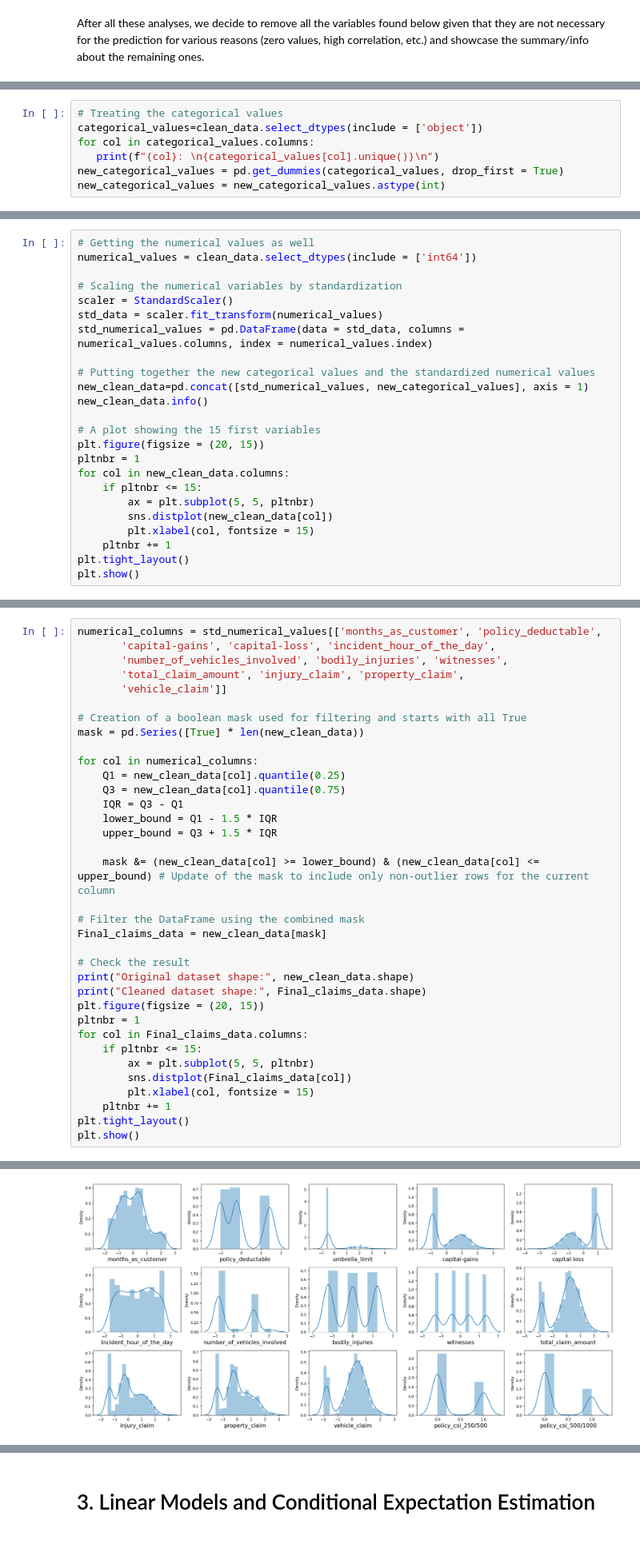
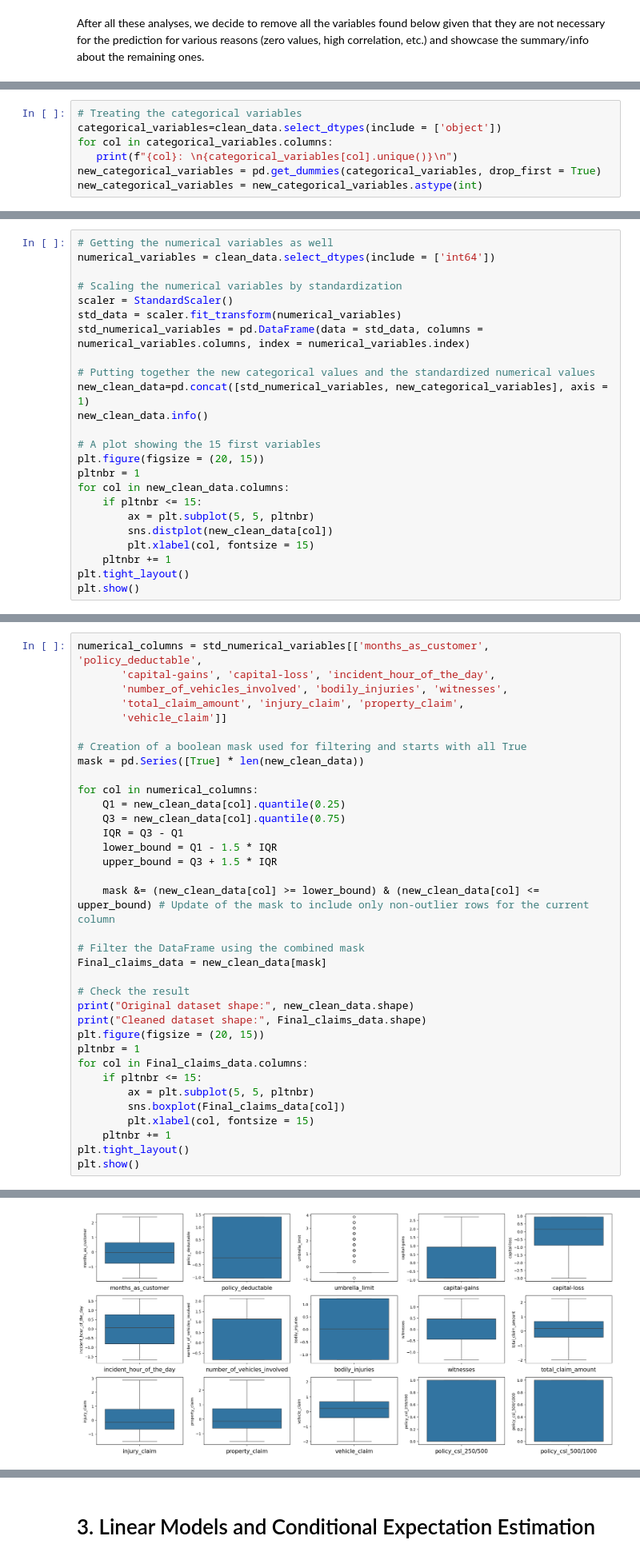
Before and after one commit to Regis0323/Module_1, a Jupyter notebook: Rurangwa_Assignment_Module_1.ipynb, the cells around one changed output, grey strips where cells are left out. Shown at 80% size. Saved outputs shown, nothing was run; the diff lists cells and outputs as text.

```diff
--- a/Rurangwa_Assignment_Module_1.ipynb
+++ b/Rurangwa_Assignment_Module_1.ipynb
@@ -297,10 +297,10 @@ Now, with the new dataset we can focus on identifying and tranforming categorica
 # %%
-# Treating the categorical values
-categorical_values=clean_data.select_dtypes(include = ['object'])
-for col in categorical_values.columns:
-   print(f"{col}: \n{categorical_values[col].unique()}\n")
-new_categorical_values = pd.get_dummies(categorical_values, drop_first = True)
-new_categorical_values = new_categorical_values.astype(int)
+# Treating the categorical variables
+categorical_variables=clean_data.select_dtypes(include = ['object'])
+for col in categorical_variables.columns:
+   print(f"{col}: \n{categorical_variables[col].unique()}\n")
+new_categorical_variables = pd.get_dummies(categorical_variables, drop_first = True)
+new_categorical_variables = new_categorical_variables.astype(int)
 # %% [output]
 policy_csl:
 ['250/500' '100/300' '500/1000']
@@ -322,14 +324,14 @@ fraud_reported:
 # %%
-# Getting the numerical values as well
-numerical_values = clean_data.select_dtypes(include = ['int64'])
+# Getting the numerical variables as well
+numerical_variables = clean_data.select_dtypes(include = ['int64'])
 
 # Scaling the numerical variables by standardization
 scaler = StandardScaler()
-std_data = scaler.fit_transform(numerical_values)
-std_numerical_values = pd.DataFrame(data = std_data, columns = numerical_values.columns, index = numerical_values.index)
+std_data = scaler.fit_transform(numerical_variables)
+std_numerical_variables = pd.DataFrame(data = std_data, columns = numerical_variables.columns, index = numerical_variables.index)
 
 # Putting together the new categorical values and the standardized numerical values
-new_clean_data=pd.concat([std_numerical_values, new_categorical_values], axis = 1)
+new_clean_data=pd.concat([std_numerical_variables, new_categorical_variables], axis = 1)
 new_clean_data.info()
 
 # A plot showing the 15 first variables
@@ -367,5 +371,5 @@ We can now check the potential outliers using the Inter-quantile method and remo
 # %%
-numerical_columns = std_numerical_values[['months_as_customer', 'policy_deductable',
+numerical_columns = std_numerical_variables[['months_as_customer', 'policy_deductable',
        'capital-gains', 'capital-loss', 'incident_hour_of_the_day',
        'number_of_vehicles_involved', 'bodily_injuries', 'witnesses',
        'total_claim_amount', 'injury_claim', 'property_claim',
@@ -374,32 +378,32 @@ numerical_columns = std_numerical_values[['months_as_customer', 'policy_deductab
 # Creation of a boolean mask used for filtering and starts with all True
 mask = pd.Series([True] * len(new_clean_data))
 
 for col in numerical_columns:
     Q1 = new_clean_data[col].quantile(0.25)
     Q3 = new_clean_data[col].quantile(0.75)
     IQR = Q3 - Q1
     lower_bound = Q1 - 1.5 * IQR
     upper_bound = Q3 + 1.5 * IQR
 
     mask &= (new_clean_data[col] >= lower_bound) & (new_clean_data[col] <= upper_bound) # Update of the mask to include only non-outlier rows for the current column
 
 # Filter the DataFrame using the combined mask
 Final_claims_data = new_clean_data[mask]
 
 # Check the result
 print("Original dataset shape:", new_clean_data.shape)
 print("Cleaned dataset shape:", Final_claims_data.shape)
 plt.figure(figsize = (20, 15))
 pltnbr = 1
 for col in Final_claims_data.columns:
     if pltnbr <= 15:
         ax = plt.subplot(5, 5, pltnbr)
-        sns.distplot(Final_claims_data[col])
+        sns.boxplot(Final_claims_data[col])
         plt.xlabel(col, fontsize = 15)
     pltnbr += 1
 plt.tight_layout()
 plt.show()
 # %% [output]
 Original dataset shape: (1000, 55)
 Cleaned dataset shape: (993, 55)
-[figure, old version]
+[figure, new version]
```
Also changed, not shown: parts of 14 cells of this notebook.
